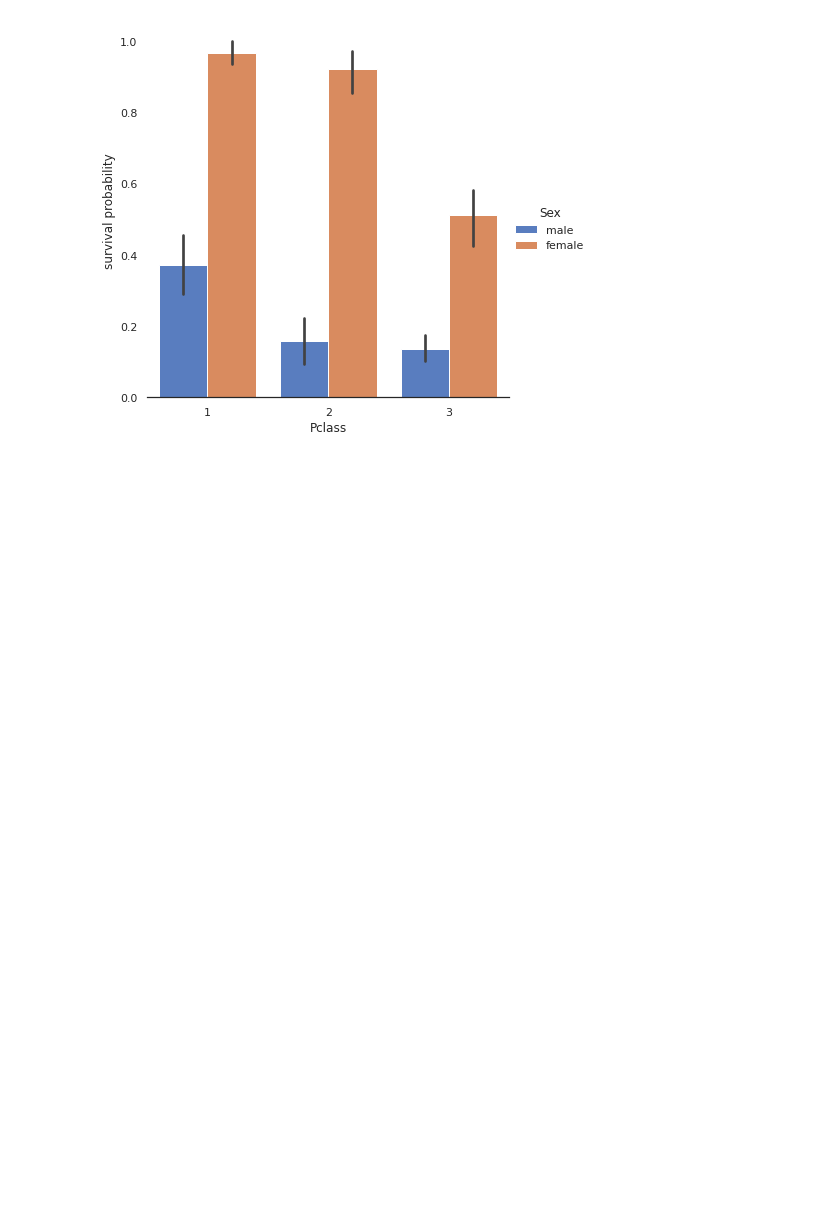
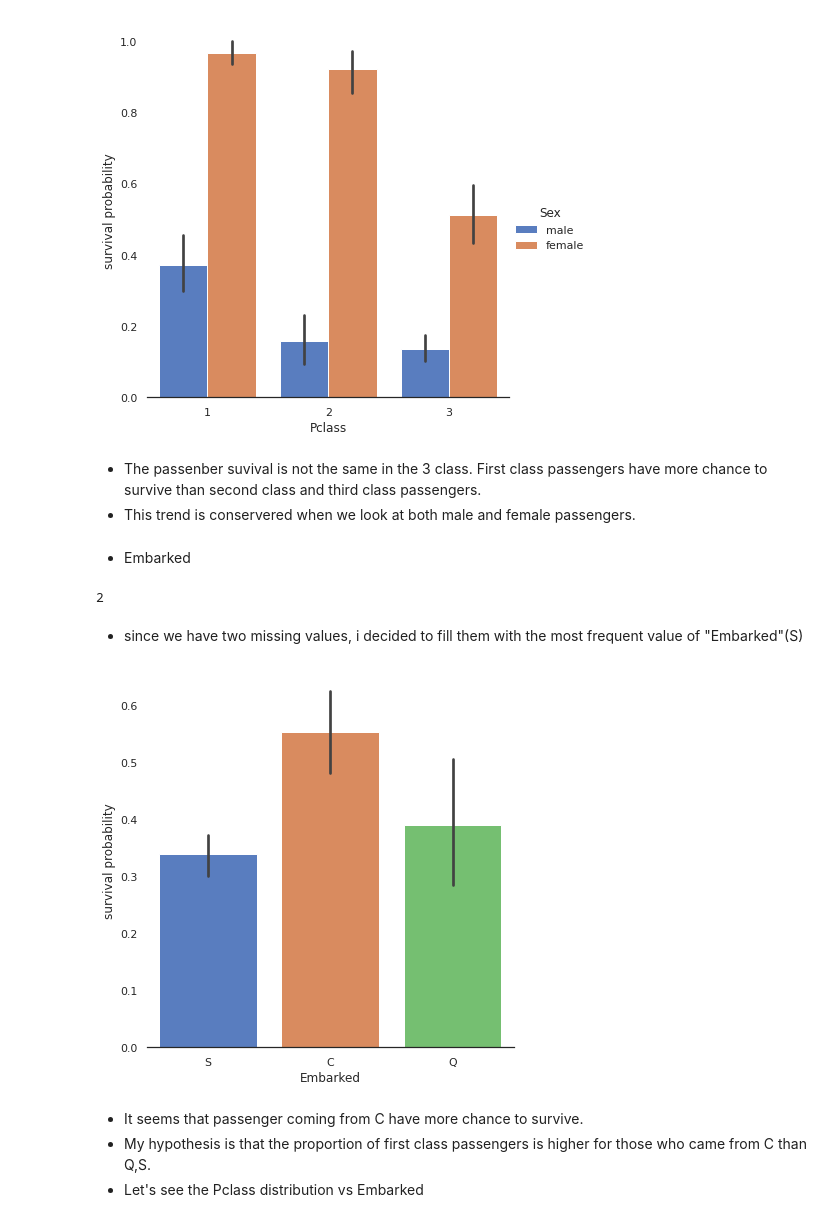
Before and after one commit to syi07030/NLP_study, a Jupyter notebook: Kaggle_BinaryClassification_TabularData/1.Titanic/Titanic_top4%_with_ensemble_modeling/Titanic_Top_4_with_ensemble_modeling.ipynb, the cells around one changed output. Drawn from its saved outputs; the diff is of its cells as text; code cells hidden in the pictures; blank space fills up the shorter version.

Commit message:
feat: 1st level.Titanic (2) Top 4% with ensemble modeling ~3.1 Embarked -ing

```diff
--- a/Kaggle_BinaryClassification_TabularData/1.Titanic/Titanic_top4%_with_ensemble_modeling/Titanic_Top_4_with_ensemble_modeling.ipynb
+++ b/Kaggle_BinaryClassification_TabularData/1.Titanic/Titanic_top4%_with_ensemble_modeling/Titanic_Top_4_with_ensemble_modeling.ipynb
@@ -351,3 +351,12 @@ g.despine(left=True)
 g = g.set_ylabels("survival probability")
 # %% [output]
 [figure]
+# %% [markdown]
+- The passenber suvival is not the same in the 3 class. First class passengers have more chance to survive than second class and third class passengers.
+- This trend is conservered when we look at both male and female passengers.
+# %% [markdown]
+- Embarked
+# %%
+dataset["Embarked"].isnull().sum()
+# %% [output]
+2
@@ -353,0 +366,13 @@ g = g.set_ylabels("survival probability")
+# %% [markdown]
+- since we have two missing values, i decided to fill them with the most frequent value of "Embarked"(S)
+# %%
+#explore embarked vs survived
+g = sns.factorplot(x="Embarked",y="Survived",data=train,size=6,kind='bar',palette='muted')
+g.despine(left=True)
+g = g.set_ylabels("survival probability")
+# %% [output]
+[figure, added]
+# %% [markdown]
+- It seems that passenger coming from C have more chance to survive.
+- My hypothesis is that the proportion of first class passengers is higher for those who came from C than Q,S.
+- Let's see the Pclass distribution vs Embarked
```
Also changed, not shown: parts of 2 cells of this notebook.
